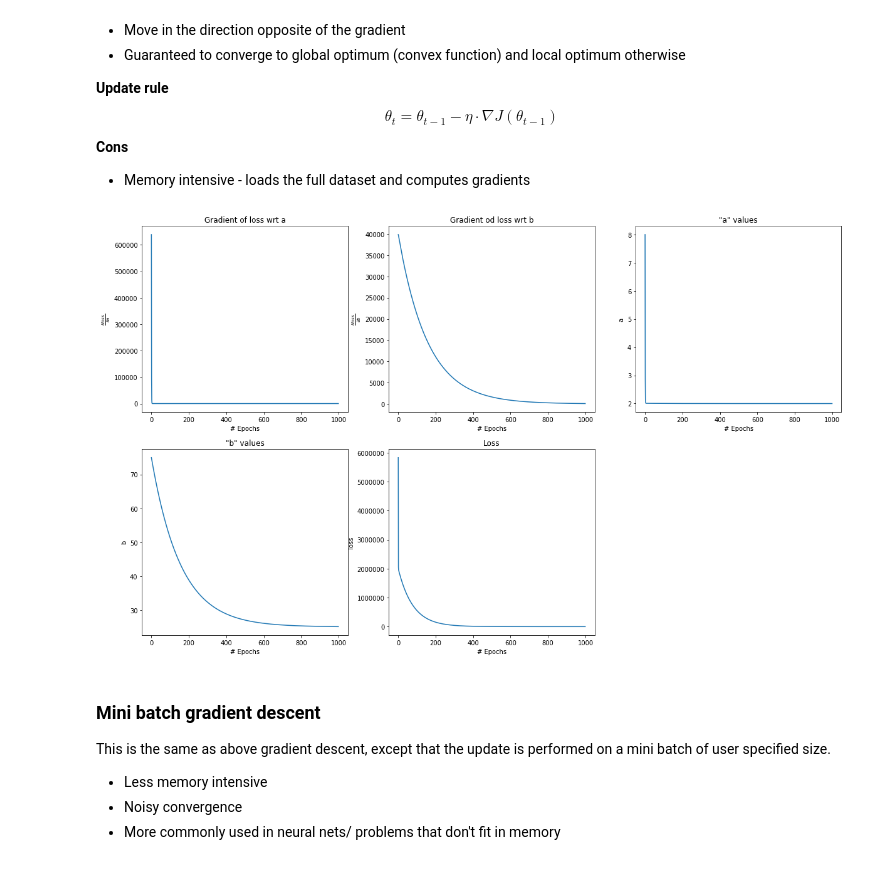
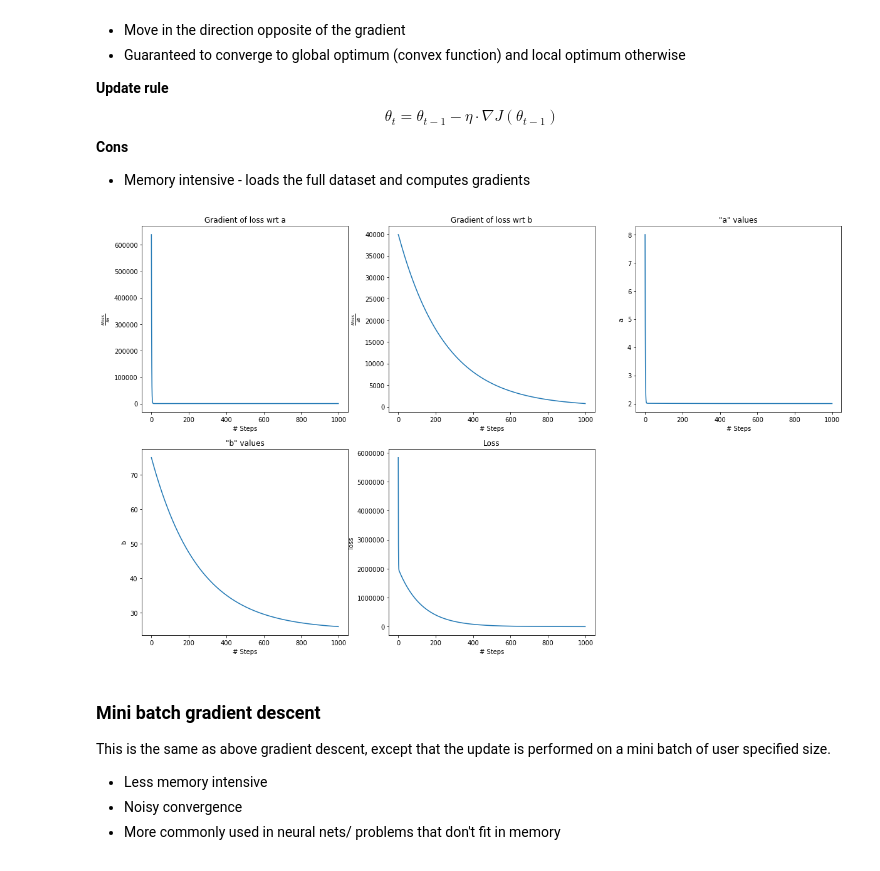
Before and after one commit to falaktheoptimist/gradient_descent_optimizers, a Jupyter notebook: Optimizers Linear Regression example.ipynb, the cells around one changed output. Drawn from its saved outputs; the diff is of its cells as text; code cells hidden in the pictures.

```diff
--- a/Optimizers Linear Regression example.ipynb
+++ b/Optimizers Linear Regression example.ipynb
@@ -206,23 +223,23 @@ def plot_all_results(grad_store, abvalue_store, loss_store, velocity_store = Non
     plt.figure(figsize = [20, 12])
     plt.subplot(231)
     plt.plot(grad_store[:,0])
-    plt.title('Gradient of loss wrt a'); plt.xlabel("# Epochs")
+    plt.title('Gradient of loss wrt a'); plt.xlabel("# Steps")
     plt.ylabel(r'$\frac{\partial loss}{\partial a}$')
     plt.subplot(232)
     plt.plot(grad_store[:,1])
-    plt.title('Gradient od loss wrt b'); plt.xlabel("# Epochs")
+    plt.title('Gradient of loss wrt b'); plt.xlabel("# Steps")
     plt.ylabel(r'$\frac{\partial loss}{\partial b}$')
     plt.subplot(233)
     plt.plot(abvalue_store[:,0])
-    plt.title('"a" values'); plt.xlabel("# Epochs")
+    plt.title('"a" values'); plt.xlabel("# Steps")
     plt.ylabel('a')
     plt.subplot(234)
     plt.plot(abvalue_store[:,1])
-    plt.title('"b" values'); plt.xlabel("# Epochs")
+    plt.title('"b" values'); plt.xlabel("# Steps")
     plt.ylabel('b')
     plt.subplot(235)
     plt.plot(loss_store)
-    plt.title("Loss"); plt.xlabel("# Epochs")
+    plt.title("Loss"); plt.xlabel("# Steps")
     plt.ylabel('loss')
     if velocity_store is not None:
         plt.subplot(236)
@@ -269,32 +286,32 @@ $$
 # %%
 # Batch gradient descent
 
 initial_a = 8
 initial_b = 75
 num_epochs = 1000
-eta = 8e-6
+eta = 5e-6
 
 grad_store, abvalue_store, loss_store, _ = init_data_store(num_epochs)
 
 theta = np.array([initial_a, initial_b])
 
 for i in range(num_epochs):
     abvalue_store[i,:] = theta
 
     #calculate gradient
     grad, loss = gradient(x,y, theta)
 
     #update rule
     delta_theta = eta * grad
     theta = theta - delta_theta
 
     # storing them to display later
     grad_store[i] = grad
     loss_store[i] = loss
 
 plot_all_results(grad_store, abvalue_store, loss_store)
 # %% [output]
-[figure, old version]
+[figure, new version]
 # %% [markdown]
 ### Mini batch gradient descent
 
```
Also changed, not shown: parts of 26 cells of this notebook.
